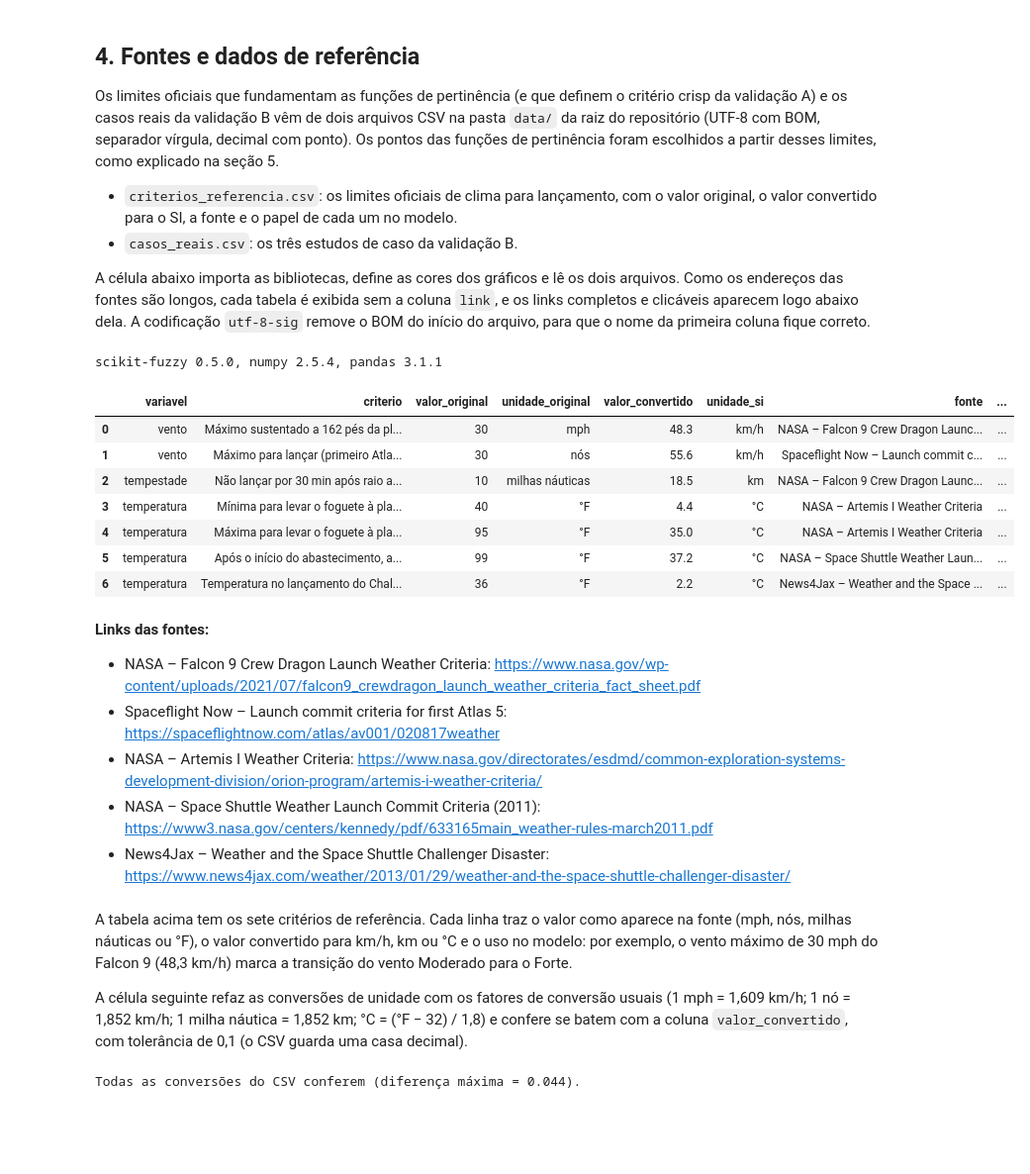
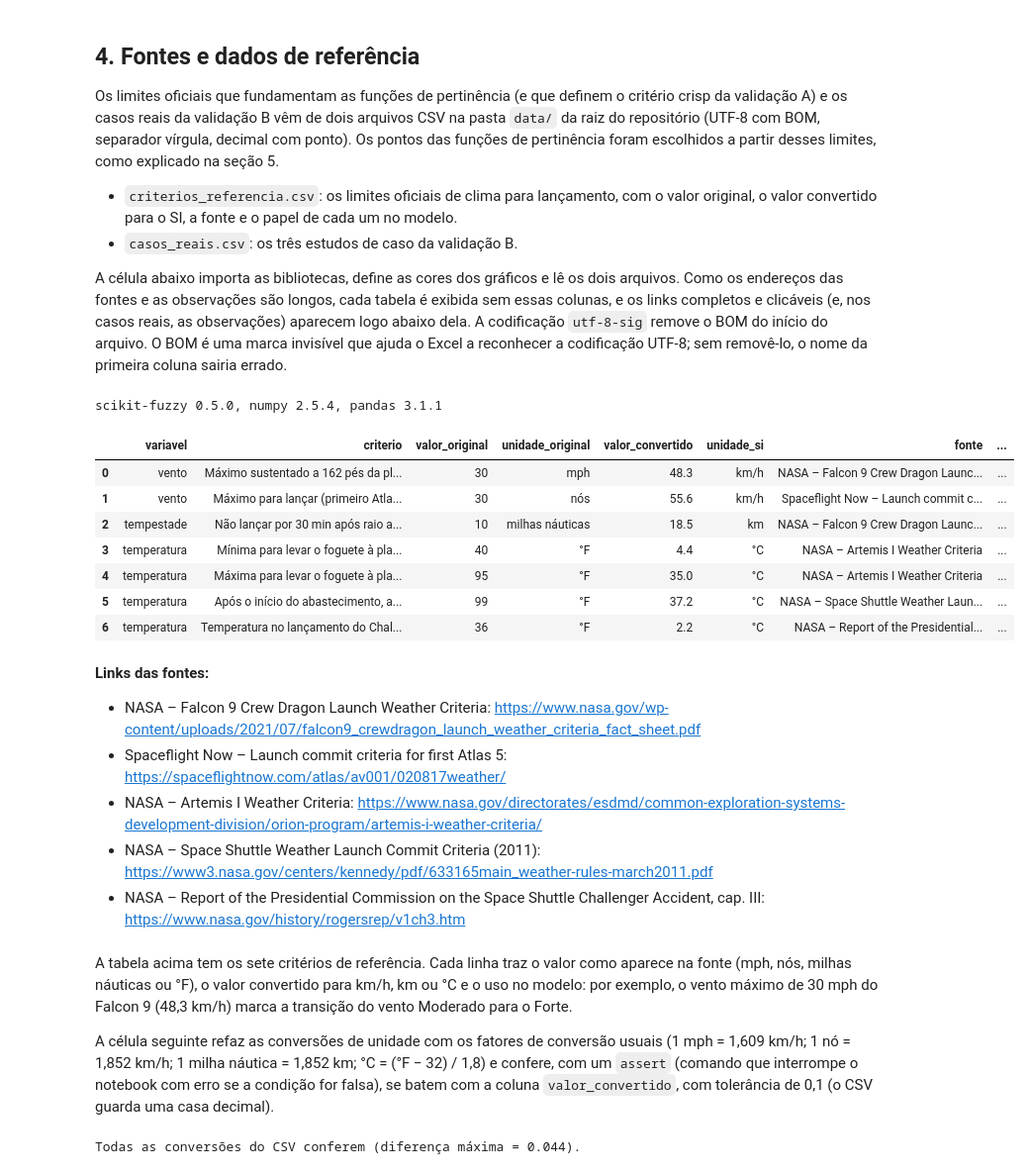
Before and after one commit to kiovaz/fuzzy-launch-decision, a Jupyter notebook: notebook/lancamento_fuzzy.ipynb, the cells around one changed output. Shown at 99% size. Drawn from its saved outputs; the diff is of its cells as text; code cells hidden in the pictures; blank space fills up the shorter version.

```diff
--- a/notebook/lancamento_fuzzy.ipynb
+++ b/notebook/lancamento_fuzzy.ipynb
@@ -70,7 +76,7 @@ Os limites oficiais que fundamentam as funções de pertinência (e que definem
 - `criterios_referencia.csv`: os limites oficiais de clima para lançamento, com o valor original, o valor convertido para o SI, a fonte e o papel de cada um no modelo.
 - `casos_reais.csv`: os três estudos de caso da validação B.
 
-A célula abaixo importa as bibliotecas, define as cores dos gráficos e lê os dois arquivos. Como os endereços das fontes são longos, cada tabela é exibida sem a coluna `link`, e os links completos e clicáveis aparecem logo abaixo dela. A codificação `utf-8-sig` remove o BOM do início do arquivo, para que o nome da primeira coluna fique correto.
+A célula abaixo importa as bibliotecas, define as cores dos gráficos e lê os dois arquivos. Como os endereços das fontes e as observações são longos, cada tabela é exibida sem essas colunas, e os links completos e clicáveis (e, nos casos reais, as observações) aparecem logo abaixo dela. A codificação `utf-8-sig` remove o BOM do início do arquivo. O BOM é uma marca invisível que ajuda o Excel a reconhecer a codificação UTF-8; sem removê-lo, o nome da primeira coluna sairia errado.
 # %%
 import itertools
 import re
@@ -84,57 +90,64 @@ from matplotlib.colors import LinearSegmentedColormap
 import skfuzzy as fuzz
 from skfuzzy import control as ctrl
 from IPython.display import Markdown, display
+import warnings
+# API interna do scikit-fuzzy 0.5.0 (a mesma que o método .view(sim=...) usa) para obter a figura agregada
+from skfuzzy.control.controlsystem import CrispValueCalculator
 
-pd.set_option('display.max_colwidth', 90)
+pd.set_option('display.max_colwidth', None)
 pd.set_option('display.width', 200)
 
 # Cores: termos de entrada em ordem fixa (azul, laranja, verde-água); saída com as cores de estado
 # (vermelho = Abortar, amarelo = Aguardar, verde = Lançar), sempre acompanhadas de legenda.
 COR_TERMOS = ['#2a78d6', '#eb6834', '#1baf7a']
 COR_SAIDA = {'Abortar': '#d03b3b', 'Aguardar': '#fab219', 'Lançar': '#0ca30c'}
 COR_TEXTO = '#0b0b0b'
 MAPA_APTIDAO = LinearSegmentedColormap.from_list(
     'aptidao_azul', ['#cde2fb', '#86b6ef', '#3987e5', '#256abf', '#184f95', '#0d366b'])
 plt.rcParams.update({
     'figure.dpi': 100, 'axes.spines.top': False, 'axes.spines.right': False,
     'axes.grid': True, 'grid.alpha': 0.3, 'lines.linewidth': 2, 'font.size': 10,
 })
 
 PASTA_DADOS = Path('../data')
 criterios = pd.read_csv(PASTA_DADOS / 'criterios_referencia.csv', encoding='utf-8-sig')
 casos = pd.read_csv(PASTA_DADOS / 'casos_reais.csv', encoding='utf-8-sig')
 print(f'scikit-fuzzy {fuzz.__version__}, numpy {np.__version__}, pandas {pd.__version__}')
 
-def mostrar_com_links(tabela):
-    """Mostra a tabela sem a coluna de link (que seria cortada) e, logo abaixo, os links completos e clicáveis."""
-    display(tabela.drop(columns='link'))
+def mostrar_com_fontes(tabela):
+    """Mostra a tabela sem as colunas longas e, logo abaixo, os links completos e clicáveis e as observações."""
+    longas = [c for c in ('link', 'observacoes') if c in tabela.columns]
+    display(tabela.drop(columns=longas))
     fontes = tabela[['fonte', 'link']].drop_duplicates()
     # uma fonte pode ter mais de um link, separados por ' | '
     linhas = [f'- {f}: ' + ' e '.join(f'<{u.strip()}>' for u in links.split('|')) for f, links in fontes.itertuples(index=False)]
-    display(Markdown('**Links das fontes:**\n\n' + '\n'.join(linhas)))
+    texto = '**Links das fontes:**\n\n' + '\n'.join(linhas)
+    if 'observacoes' in tabela.columns:
+        texto += '\n\n**Observações:**\n\n' + '\n'.join(f'- **{c}:** {o}' for c, o in zip(tabela.iloc[:, 0], tabela.observacoes))
+    display(Markdown(texto))
 
-mostrar_com_links(criterios)
+mostrar_com_fontes(criterios)
 # %% [output]
 scikit-fuzzy 0.5.0, numpy 2.5.4, pandas 3.1.1
 |  | variavel | criterio | valor_original | unidade_original | valor_convertido | unidade_si | fonte | ... |
 | 0 | vento | Máximo sustentado a 162 pés da pl... | 30 | mph | 48.3 | km/h | NASA – Falcon 9 Crew Dragon Launc... | ... |
 | 1 | vento | Máximo para lançar (primeiro Atla... | 30 | nós | 55.6 | km/h | Spaceflight Now – Launch commit c... | ... |
 | 2 | tempestade | Não lançar por 30 min após raio a... | 10 | milhas náuticas | 18.5 | km | NASA – Falcon 9 Crew Dragon Launc... | ... |
 | 3 | temperatura | Mínima para levar o foguete à pla... | 40 | °F | 4.4 | °C | NASA – Artemis I Weather Criteria | ... |
 | 4 | temperatura | Máxima para levar o foguete à pla... | 95 | °F | 35.0 | °C | NASA – Artemis I Weather Criteria | ... |
 | 5 | temperatura | Após o início do abastecimento, a... | 99 | °F | 37.2 | °C | NASA – Space Shuttle Weather Laun... | ... |
-| 6 | temperatura | Temperatura no lançamento do Chal... | 36 | °F | 2.2 | °C | News4Jax – Weather and the Space ... | ... |
+| 6 | temperatura | Temperatura no lançamento do Chal... | 36 | °F | 2.2 | °C | NASA – Report of the Presidential... | ... |
 **Links das fontes:**
 
 - NASA – Falcon 9 Crew Dragon Launch Weather Criteria: <https://www.nasa.gov/wp-content/uploads/2021/07/falcon9_crewdragon_launch_weather_criteria_fact_sheet.pdf>
-- Spaceflight Now – Launch commit criteria for first Atlas 5: <https://spaceflightnow.com/atlas/av001/020817weather>
+- Spaceflight Now – Launch commit criteria for first Atlas 5: <https://spaceflightnow.com/atlas/av001/020817weather/>
 - NASA – Artemis I Weather Criteria: <https://www.nasa.gov/directorates/esdmd/common-exploration-systems-development-division/orion-program/artemis-i-weather-criteria/>
 - NASA – Space Shuttle Weather Launch Commit Criteria (2011): <https://www3.nasa.gov/centers/kennedy/pdf/633165main_weather-rules-march2011.pdf>
-- News4Jax – Weather and the Space Shuttle Challenger Disaster: <https://www.news4jax.com/weather/2013/01/29/weather-and-the-space-shuttle-challenger-disaster/>
+- NASA – Report of the Presidential Commission on the Space Shuttle Challenger Accident, cap. III: <https://www.nasa.gov/history/rogersrep/v1ch3.htm>
 # %% [markdown]
 A tabela acima tem os sete critérios de referência. Cada linha traz o valor como aparece na fonte (mph, nós, milhas náuticas ou °F), o valor convertido para km/h, km ou °C e o uso no modelo: por exemplo, o vento máximo de 30 mph do Falcon 9 (48,3 km/h) marca a transição do vento Moderado para o Forte.
 
-A célula seguinte refaz as conversões de unidade com os fatores de conversão usuais (1 mph = 1,609 km/h; 1 nó = 1,852 km/h; 1 milha náutica = 1,852 km; °C = (°F − 32) / 1,8) e confere se batem com a coluna `valor_convertido`, com tolerância de 0,1 (o CSV guarda uma casa decimal).
+A célula seguinte refaz as conversões de unidade com os fatores de conversão usuais (1 mph = 1,609 km/h; 1 nó = 1,852 km/h; 1 milha náutica = 1,852 km; °C = (°F − 32) / 1,8) e confere, com um `assert` (comando que interrompe o notebook com erro se a condição for falsa), se batem com a coluna `valor_convertido`, com tolerância de 0,1 (o CSV guarda uma casa decimal).
 # %%
 CONVERSOES = {
     'mph': lambda x: x * 1.609,
```
Also changed, not shown: parts of 25 cells of this notebook.
